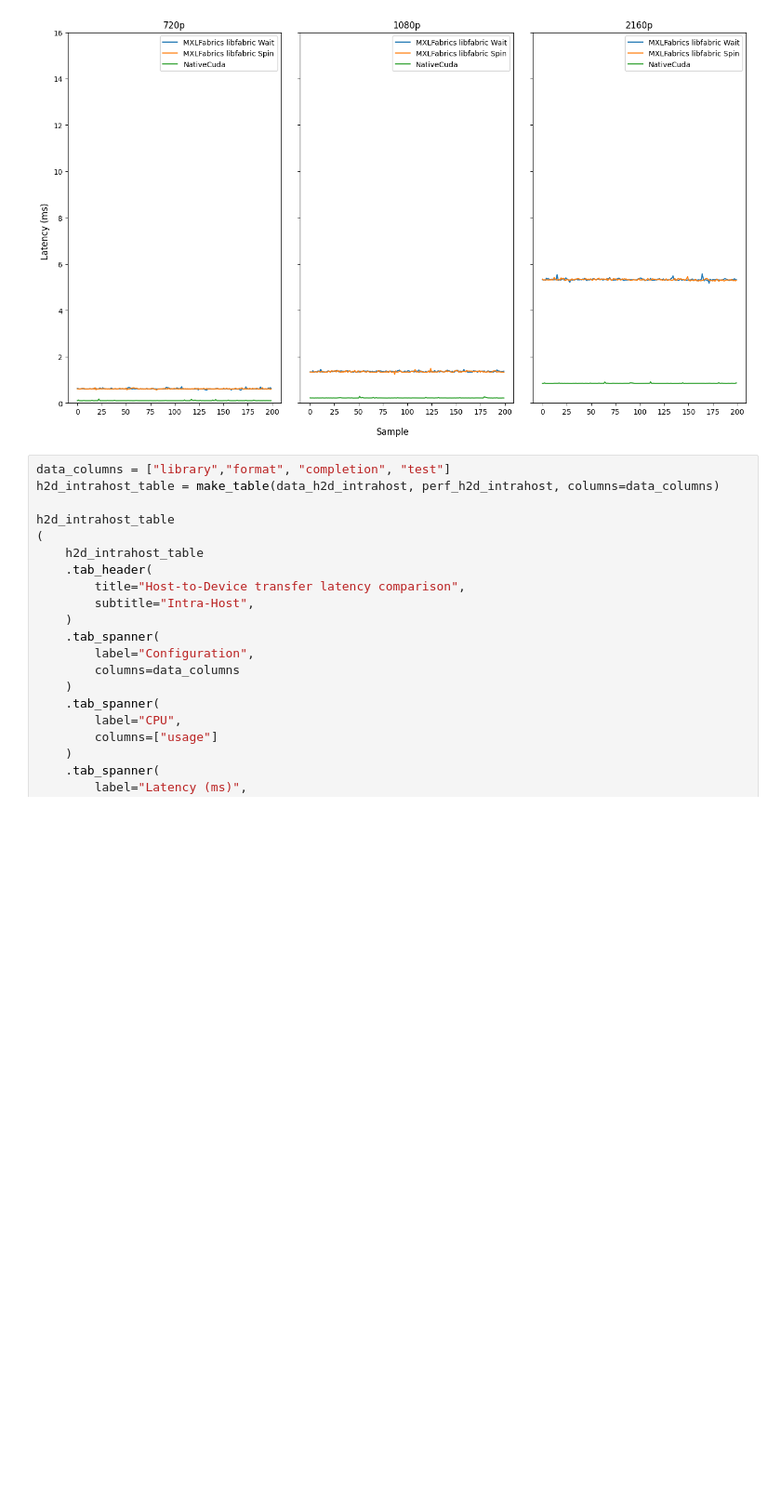
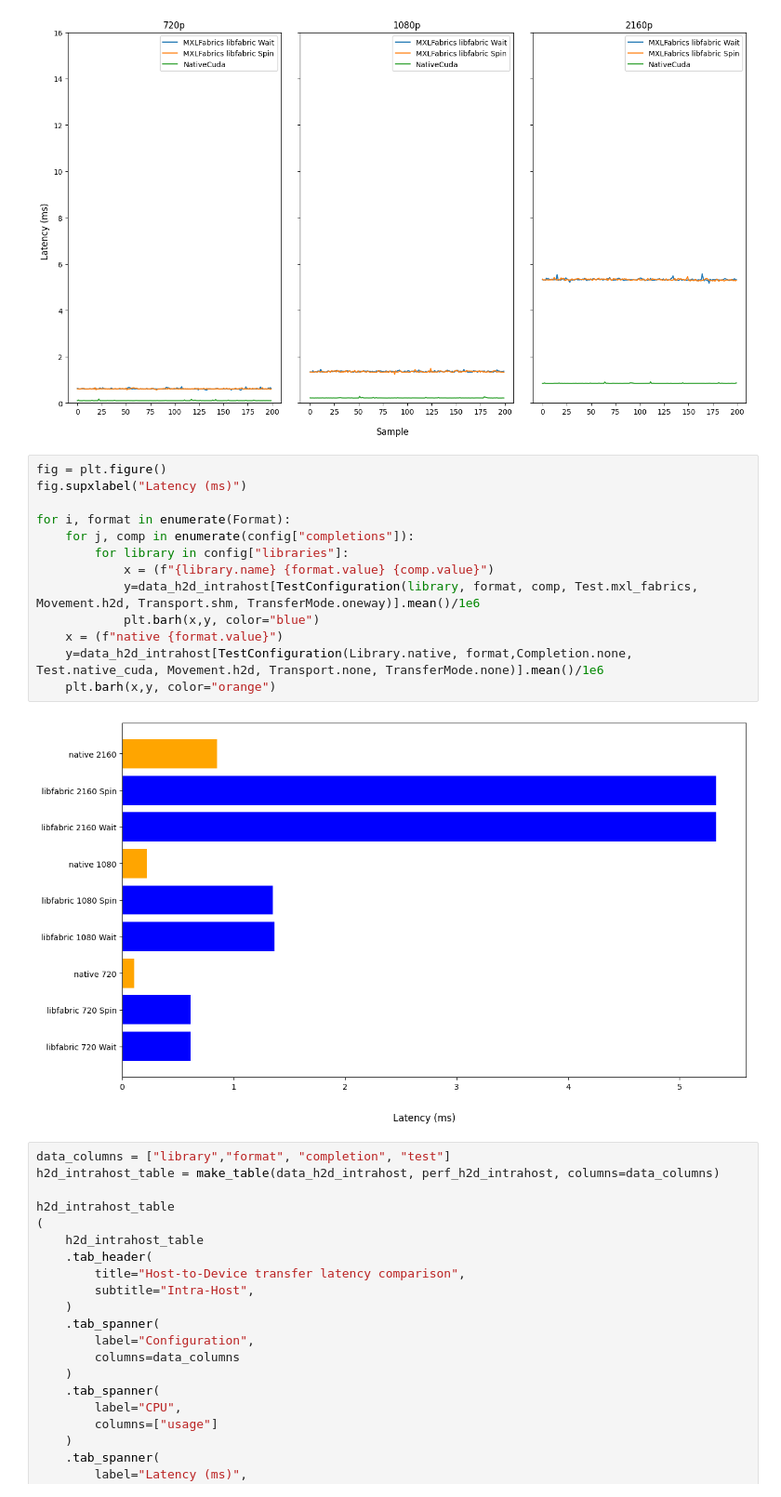
Before and after one commit to jonasohland/mts-fabrics-study, a Jupyter notebook: notebooks/mts-study.ipynb, the cells around one changed output. Shown at 93% size. Drawn from its saved outputs; the diff is of its cells as text; blank space fills up the shorter version.

```diff
--- a/notebooks/mts-study.ipynb
+++ b/notebooks/mts-study.ipynb
@@ -330,6 +367,21 @@ for i, format in enumerate(Format):
     axs[i].legend()
 # %% [output]
 [figure]
+# %%
+fig = plt.figure()
+fig.supxlabel("Latency (ms)")
+
+for i, format in enumerate(Format):
+    for j, comp in enumerate(config["completions"]):
+        for library in config["libraries"]:
+            x = (f"{library.name} {format.value} {comp.value}")
+            y=data_h2d_intrahost[TestConfiguration(library, format, comp, Test.mxl_fabrics, Movement.h2d, Transport.shm, TransferMode.oneway)].mean()/1e6
+            plt.barh(x,y, color="blue")
+    x = (f"native {format.value}")
+    y=data_h2d_intrahost[TestConfiguration(Library.native, format,Completion.none, Test.native_cuda, Movement.h2d, Transport.none, TransferMode.none)].mean()/1e6
+    plt.barh(x,y, color="orange")
+# %% [output]
+[figure, added]
 # %%
 data_columns = ["library","format", "completion", "test"]
 h2d_intrahost_table = make_table(data_h2d_intrahost, perf_h2d_intrahost, columns=data_columns)
```
Also changed, not shown: parts of 8 cells of this notebook.
